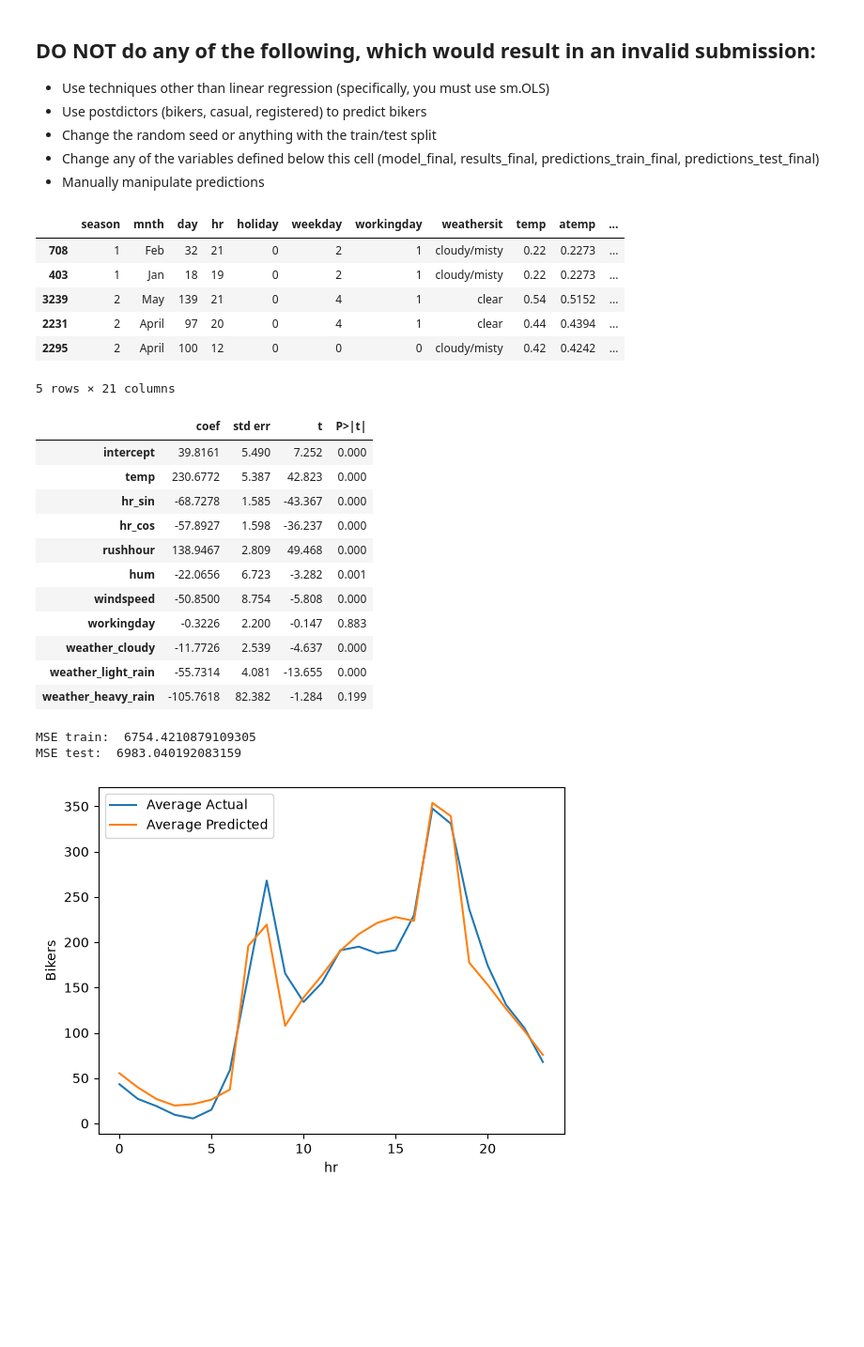
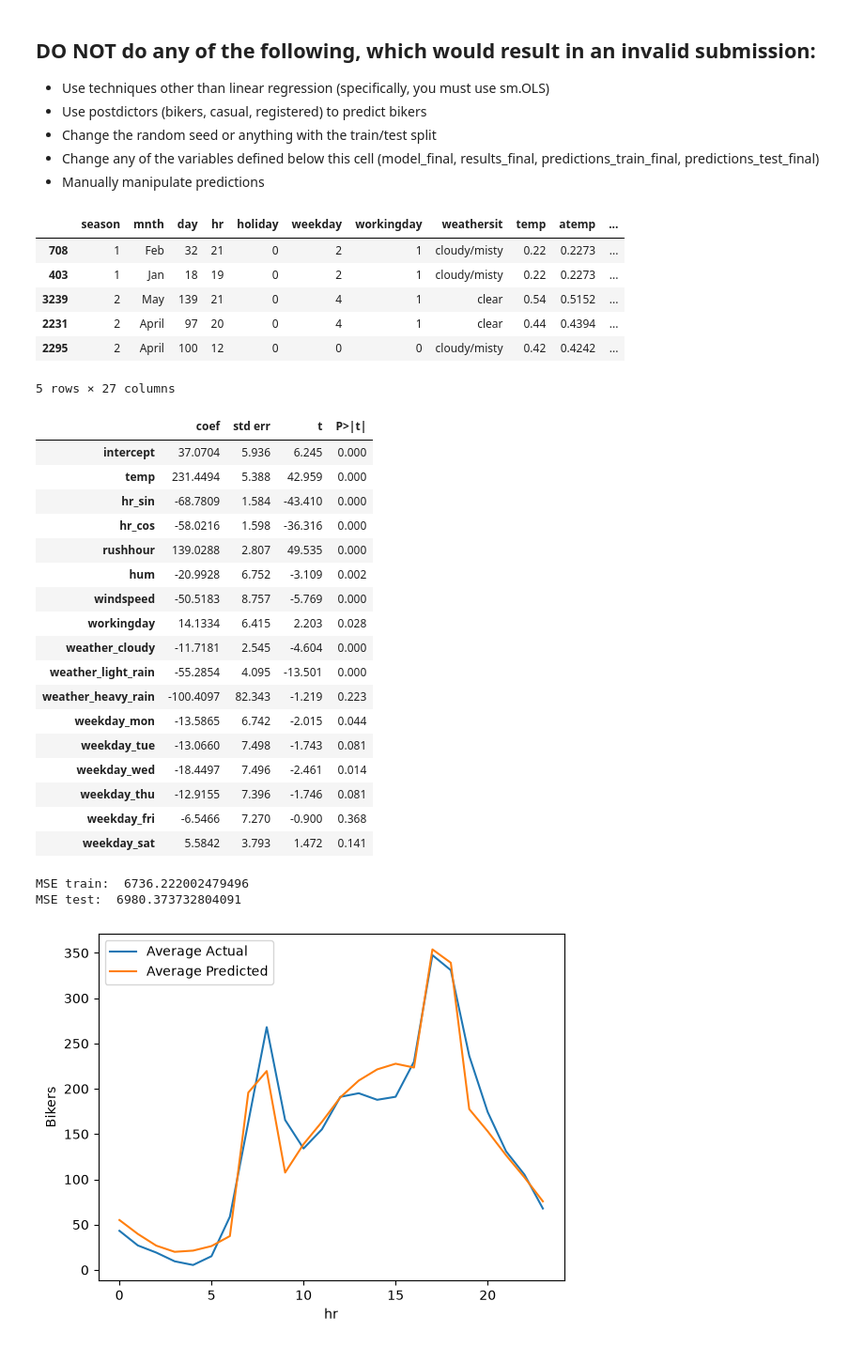
Before and after one commit to todd-buch/code_2600, a Jupyter notebook: mod05_nonlinear.ipynb, the cells around one changed output. Shown at 94% size. Drawn from its saved outputs; the diff is of its cells as text; code cells hidden in the pictures; blank space fills up the shorter version.

```diff
--- a/mod05_nonlinear.ipynb
+++ b/mod05_nonlinear.ipynb
@@ -372,6 +372,38 @@ Test["weather_heavy_rain"] = np.where(Test["weathersit"] == "heavy rain/snow", 1
 X_train["weather_heavy_rain"] = np.where(X_train["weathersit"] == "heavy rain/snow", 1, 0)
 X_test["weather_heavy_rain"] = np.where(X_test["weathersit"] == "heavy rain/snow", 1, 0)
 
+# weekday is 0=Sunday through 6=Saturday
+
+Train["weekday_mon"] = np.where(Train["weekday"] == 1, 1, 0)
+Test["weekday_mon"] = np.where(Test["weekday"] == 1, 1, 0)
+X_train["weekday_mon"] = np.where(X_train["weekday"] == 1, 1, 0)
+X_test["weekday_mon"] = np.where(X_test["weekday"] == 1, 1, 0)
+
+Train["weekday_tue"] = np.where(Train["weekday"] == 2, 1, 0)
+Test["weekday_tue"] = np.where(Test["weekday"] == 2, 1, 0)
+X_train["weekday_tue"] = np.where(X_train["weekday"] == 2, 1, 0)
+X_test["weekday_tue"] = np.where(X_test["weekday"] == 2, 1, 0)
+
+Train["weekday_wed"] = np.where(Train["weekday"] == 3, 1, 0)
+Test["weekday_wed"] = np.where(Test["weekday"] == 3, 1, 0)
+X_train["weekday_wed"] = np.where(X_train["weekday"] == 3, 1, 0)
+X_test["weekday_wed"] = np.where(X_test["weekday"] == 3, 1, 0)
+
+Train["weekday_thu"] = np.where(Train["weekday"] == 4, 1, 0)
+Test["weekday_thu"] = np.where(Test["weekday"] == 4, 1, 0)
+X_train["weekday_thu"] = np.where(X_train["weekday"] == 4, 1, 0)
+X_test["weekday_thu"] = np.where(X_test["weekday"] == 4, 1, 0)
+
+Train["weekday_fri"] = np.where(Train["weekday"] == 5, 1, 0)
+Test["weekday_fri"] = np.where(Test["weekday"] == 5, 1, 0)
+X_train["weekday_fri"] = np.where(X_train["weekday"] == 5, 1, 0)
+X_test["weekday_fri"] = np.where(X_test["weekday"] == 5, 1, 0)
+
+Train["weekday_sat"] = np.where(Train["weekday"] == 6, 1, 0)
+Test["weekday_sat"] = np.where(Test["weekday"] == 6, 1, 0)
+X_train["weekday_sat"] = np.where(X_train["weekday"] == 6, 1, 0)
+X_test["weekday_sat"] = np.where(X_test["weekday"] == 6, 1, 0)
+
 
 Train.head()
 # %% [output]
@@ -381,39 +413,51 @@ Train.head()
 | 3239 | 2 | May | 139 | 21 | 0 | 4 | 1 | clear | 0.54 | 0.5152 | ... |
 | 2231 | 2 | April | 97 | 20 | 0 | 4 | 1 | clear | 0.44 | 0.4394 | ... |
 | 2295 | 2 | April | 100 | 12 | 0 | 0 | 0 | cloudy/misty | 0.42 | 0.4242 | ... |
-5 rows × 21 columns
+5 rows × 27 columns
 # %%
 # Build your linear regression model here.
 vars_to_include = [
     'intercept',
     'temp',
     'hr_sin',
     'hr_cos',
     'rushhour',
     'hum',
     'windspeed',
     'workingday',
     'weather_cloudy',
     'weather_light_rain',
-    'weather_heavy_rain'
+    'weather_heavy_rain',
+    'weekday_mon',
+    'weekday_tue',
+    'weekday_wed',
+    'weekday_thu',
+    'weekday_fri',
+    'weekday_sat'
 ]
 
 model_final = sm.OLS(y_train, X_train[vars_to_include])
 results_final = model_final.fit()
 summarize(results_final)
 # %% [output]
 |  | coef | std err | t | P>|t| |
-| intercept | 39.8161 | 5.490 | 7.252 | 0.000 |
-| temp | 230.6772 | 5.387 | 42.823 | 0.000 |
-| hr_sin | -68.7278 | 1.585 | -43.367 | 0.000 |
-| hr_cos | -57.8927 | 1.598 | -36.237 | 0.000 |
-| rushhour | 138.9467 | 2.809 | 49.468 | 0.000 |
-| hum | -22.0656 | 6.723 | -3.282 | 0.001 |
-| windspeed | -50.8500 | 8.754 | -5.808 | 0.000 |
-| workingday | -0.3226 | 2.200 | -0.147 | 0.883 |
-| weather_cloudy | -11.7726 | 2.539 | -4.637 | 0.000 |
-| weather_light_rain | -55.7314 | 4.081 | -13.655 | 0.000 |
-| weather_heavy_rain | -105.7618 | 82.382 | -1.284 | 0.199 |
+| intercept | 37.0704 | 5.936 | 6.245 | 0.000 |
+| temp | 231.4494 | 5.388 | 42.959 | 0.000 |
+| hr_sin | -68.7809 | 1.584 | -43.410 | 0.000 |
+| hr_cos | -58.0216 | 1.598 | -36.316 | 0.000 |
+| rushhour | 139.0288 | 2.807 | 49.535 | 0.000 |
+| hum | -20.9928 | 6.752 | -3.109 | 0.002 |
+| windspeed | -50.5183 | 8.757 | -5.769 | 0.000 |
+| workingday | 14.1334 | 6.415 | 2.203 | 0.028 |
+| weather_cloudy | -11.7181 | 2.545 | -4.604 | 0.000 |
+| weather_light_rain | -55.2854 | 4.095 | -13.501 | 0.000 |
+| weather_heavy_rain | -100.4097 | 82.343 | -1.219 | 0.223 |
+| weekday_mon | -13.5865 | 6.742 | -2.015 | 0.044 |
+| weekday_tue | -13.0660 | 7.498 | -1.743 | 0.081 |
+| weekday_wed | -18.4497 | 7.496 | -2.461 | 0.014 |
+| weekday_thu | -12.9155 | 7.396 | -1.746 | 0.081 |
+| weekday_fri | -6.5466 | 7.270 | -0.900 | 0.368 |
+| weekday_sat | 5.5842 | 3.793 | 1.472 | 0.141 |
 # %%
 predictions_train_final = predict(X_train[vars_to_include], results_final)
 print('MSE train: ', mse(y_train, predictions_train_final))
@@ -421,8 +465,8 @@ print('MSE train: ', mse(y_train, predictions_train_final))
 predictions_test_final = predict(X_test[vars_to_include], results_final)
 print('MSE test: ', mse(y_test, predictions_test_final))
 # %% [output]
-MSE train:  6754.4210879109305
-MSE test:  6983.040192083159
+MSE train:  6736.222002479496
+MSE test:  6980.373732804091
 # %%
 plot_avg_actual_vs_predicted_by_feature(X=X_train,
                                         y=y_train,
```
